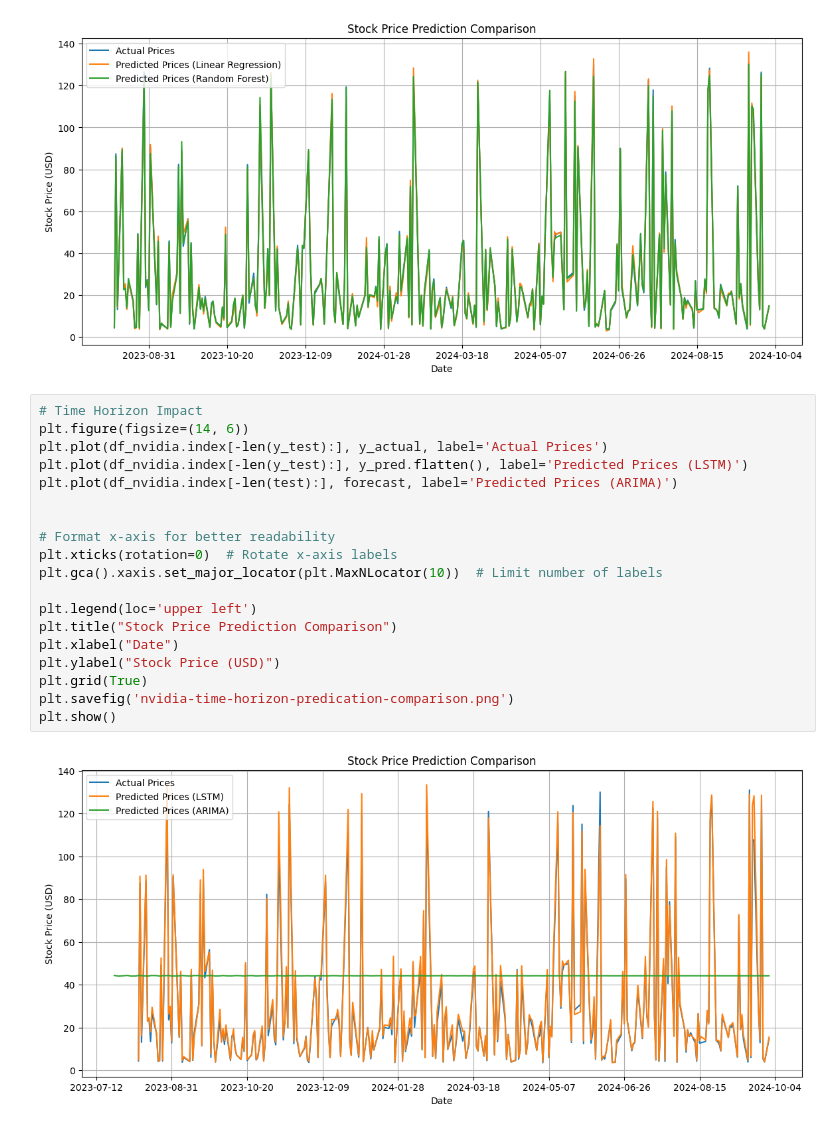
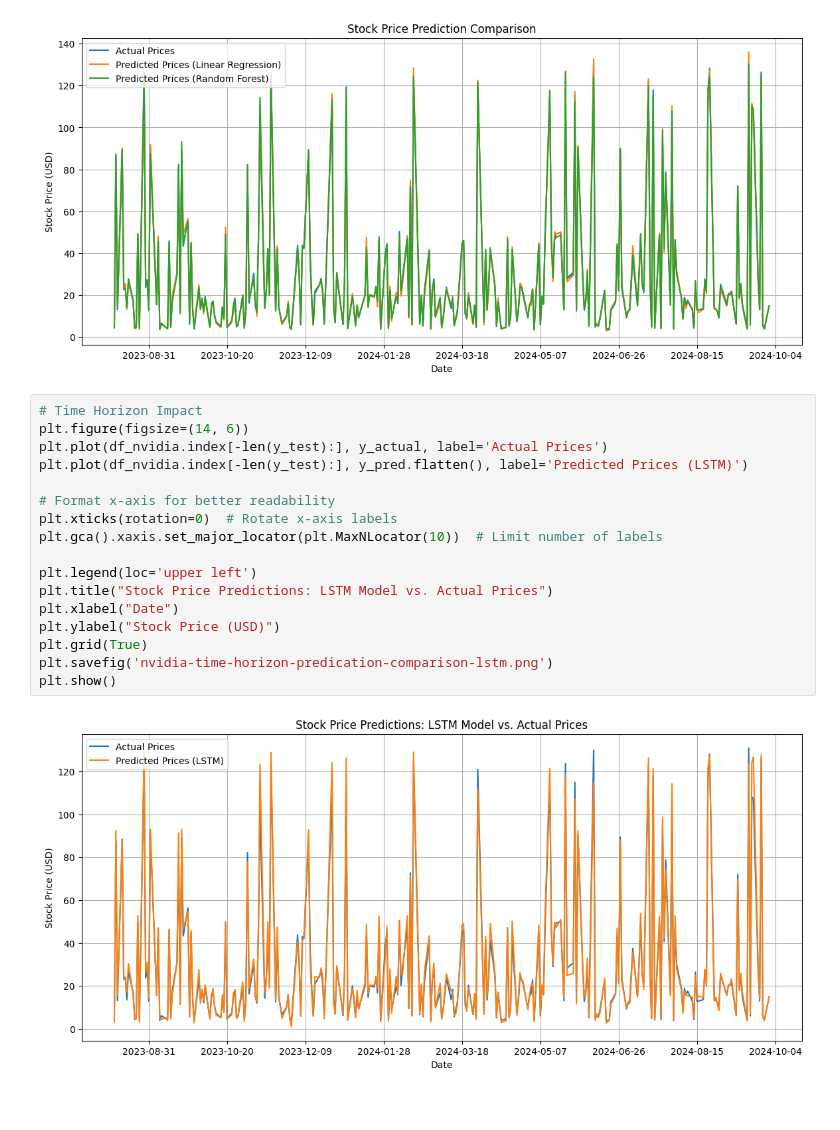
Before and after one commit to smkhowaja08/data-science-project, a Jupyter notebook: predicting_nvidia_stock_prices_using_machine_learning_models.ipynb, the cells around one changed output. Saved outputs shown, nothing was run; the diff lists cells and outputs as text.

Commit message:
images and ipynb file

```diff
--- a/predicting_nvidia_stock_prices_using_machine_learning_models.ipynb
+++ b/predicting_nvidia_stock_prices_using_machine_learning_models.ipynb
@@ -501,21 +501,19 @@ plt.show()
 # %%
 # Time Horizon Impact
 plt.figure(figsize=(14, 6))
 plt.plot(df_nvidia.index[-len(y_test):], y_actual, label='Actual Prices')
 plt.plot(df_nvidia.index[-len(y_test):], y_pred.flatten(), label='Predicted Prices (LSTM)')
-plt.plot(df_nvidia.index[-len(test):], forecast, label='Predicted Prices (ARIMA)')
-
 
 # Format x-axis for better readability
 plt.xticks(rotation=0)  # Rotate x-axis labels
 plt.gca().xaxis.set_major_locator(plt.MaxNLocator(10))  # Limit number of labels
 
 plt.legend(loc='upper left')
-plt.title("Stock Price Prediction Comparison")
+plt.title("Stock Price Predictions: LSTM Model vs. Actual Prices")
 plt.xlabel("Date")
 plt.ylabel("Stock Price (USD)")
 plt.grid(True)
-plt.savefig('nvidia-time-horizon-predication-comparison.png')
+plt.savefig('nvidia-time-horizon-predication-comparison-lstm.png')
 plt.show()
 # %% [output]
-[figure, old version]
+[figure, new version]
```
Also changed, not shown: parts of 5 cells of this notebook, 18 other files.
